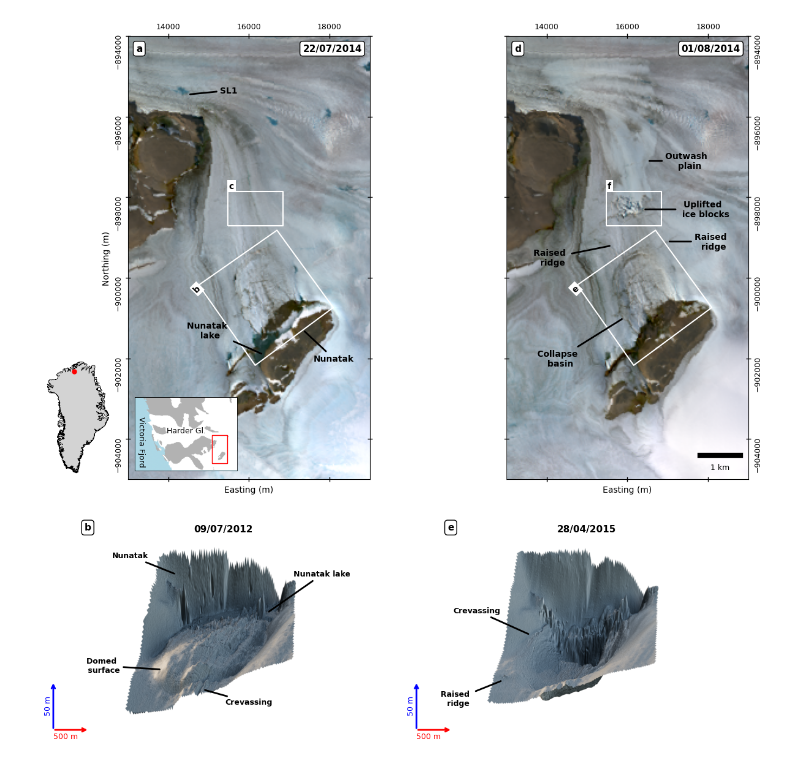
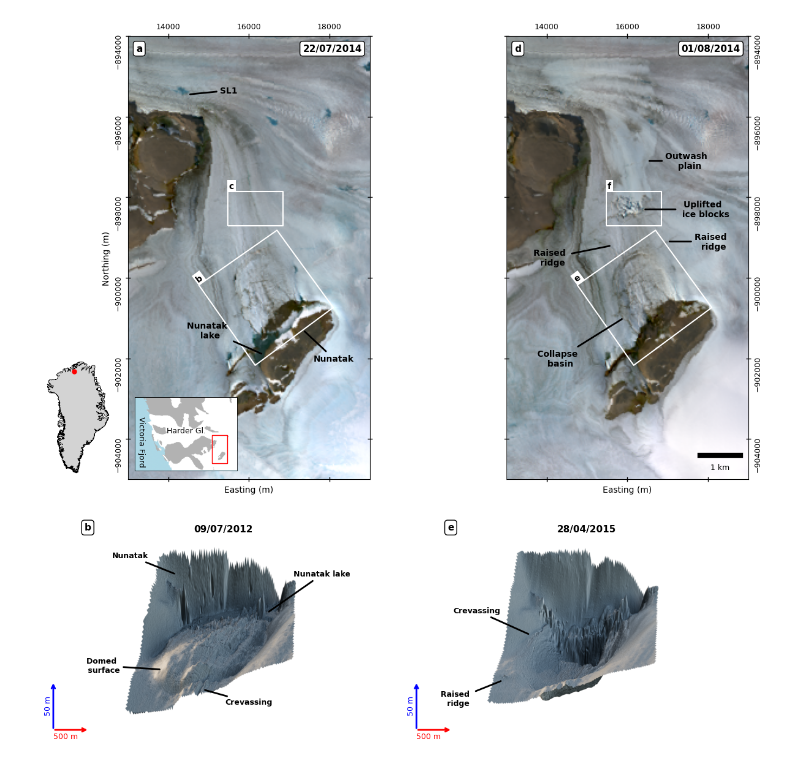
Before and after one commit to jadebowling1/Harder-glacier-subglacial-outburst, a Jupyter notebook: Figures/figure1-plot.ipynb, the cells around one changed output. Cells and saved outputs as stored; diff of their text form; code cells hidden in the pictures.

Commit message:
Figure 1 - Minor updates, bbox update

```diff
--- a/Figures/figure1-plot.ipynb
+++ b/Figures/figure1-plot.ipynb
@@ -165,10 +165,10 @@ for ax, text, xy, xytext in annotations:
 # Add figure labels for 3D DEMs
 for ax, label in zip([axs[col1], axs[col2]], ["b", "e"]):
     ax.text(
-    basin_bbox.bounds['minx']-170,
-    basin_bbox.bounds['maxy']+((basin_bbox.bounds['miny']-basin_bbox.bounds['maxy'])/2)+350,
+    basin_bbox.bounds['minx']-115,
+    basin_bbox.bounds['maxy']+((basin_bbox.bounds['miny']-basin_bbox.bounds['maxy'])/2)+620,
     f"{label}",
-    fontsize=10, fontweight='bold', color='black', ha='left', va='top', rotation=45,
+    fontsize=10, fontweight='bold', color='black', ha='left', va='top', rotation=37,
     bbox=dict(facecolor='white', edgecolor='none', boxstyle='square,pad=0.2')
 )
 
@@ -202,34 +202,34 @@ for spine in inset_ax.spines.values():
     spine.set_linewidth(0.6)
 
 # Inset labels
 inset_ax.text(0.5, 0.55, "Harder Gl.", transform=inset_ax.transAxes, fontsize=9, va='center', ha='center')
 inset_ax.text(0.02, 0.05, "Victoria Fjord", transform=inset_ax.transAxes, fontsize=9, va='bottom', ha='left', rotation=270)
 
 # Greenland outline inset (in EPSG:3413)
 greenland_outline_ax = fig.add_axes([-0.01, 0.05, 0.18, 0.25])  # [left, bottom, width, height] in figure fraction
 
 # Load Greenland outline shapefile in EPSG:3413
 greenland = gpd.read_file("/Users/jade/Documents/Lancaster PhD/Harder_Glacier_subglacial_outburst/AOI/greenland_outline/gl_EPSG3413.shp")
 greenland.plot(ax=greenland_outline_ax, color='lightgray', edgecolor='black', linewidth=0.5)
 
 # Plot red dot at scene center
 scene_center_x = (minx + maxx) / 2
 scene_center_y = (miny + maxy) / 2
 greenland_outline_ax.plot(scene_center_x, scene_center_y, 'ro', markersize=5)
 
 # Style adjustments
 greenland_outline_ax.set_xticks([])
 greenland_outline_ax.set_yticks([])
 greenland_outline_ax.set_aspect('equal')
 
 # Remove frame (spines)
 for spine in greenland_outline_ax.spines.values():
     spine.set_visible(False)
 
 plt.tight_layout()
 plt.show()
 # %% [output]
-[figure, old version]
+[figure, new version]
 # %%
 import matplotlib.pyplot as plt
 from matplotlib.image import imread
```
Also changed, not shown: 4 other files.
